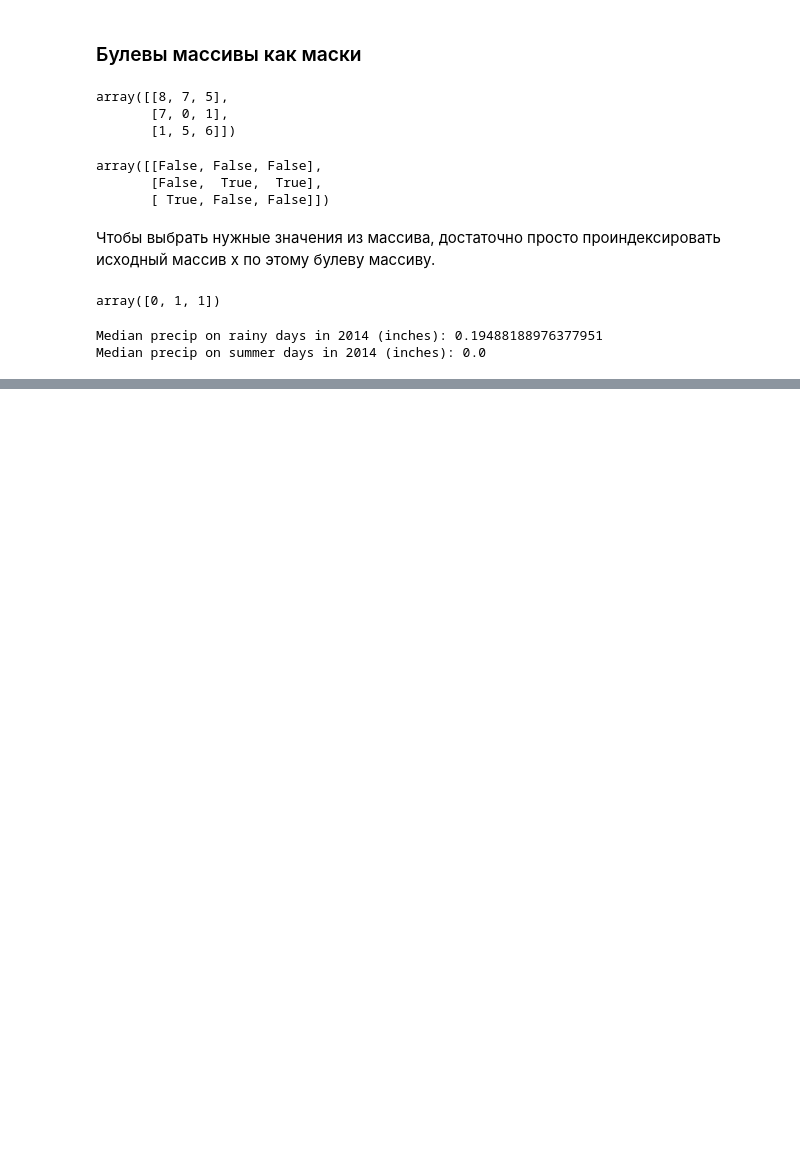
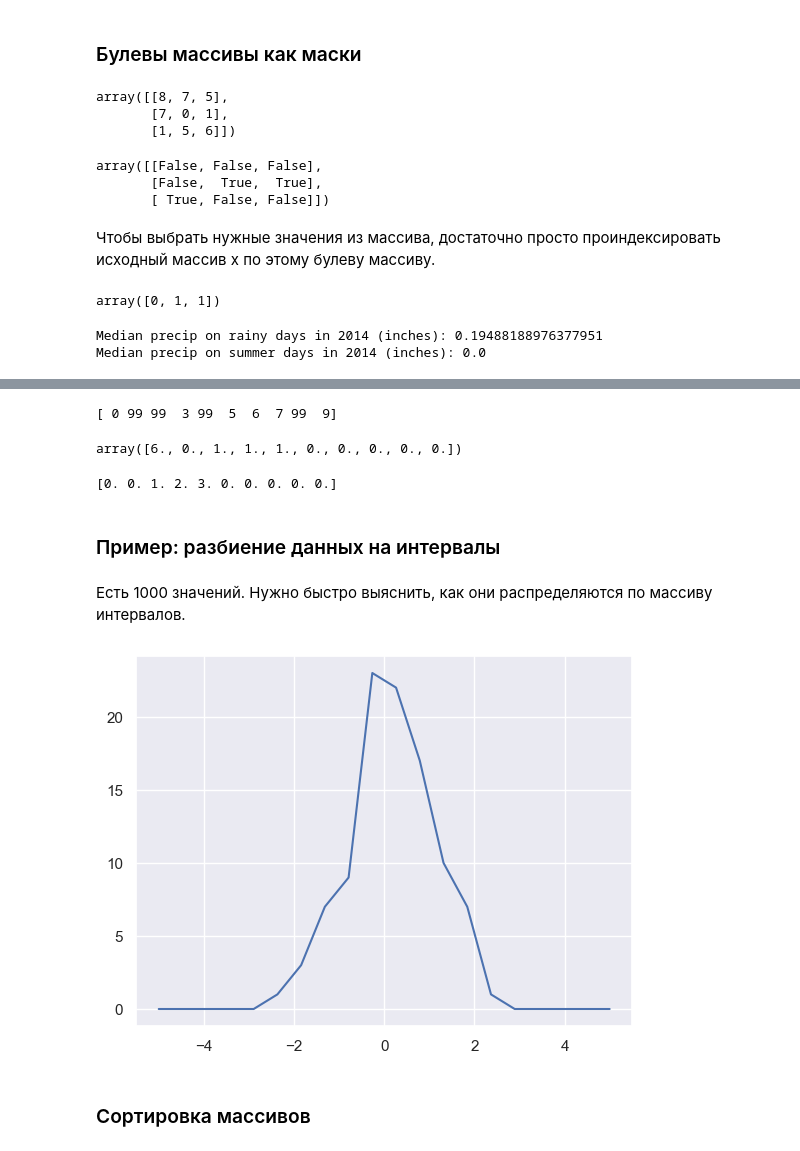
Before and after one commit to NikolayDu/pets, a Jupyter notebook: DS and ML study/introduction_numpy.ipynb, the cells around one changed output, grey strips where cells are left out. Cells and saved outputs as stored; diff of their text form; code cells hidden in the pictures; blank space fills up the shorter version.

```diff
--- a/DS and ML study/introduction_numpy.ipynb
+++ b/DS and ML study/introduction_numpy.ipynb
@@ -1050,0 +1160,43 @@ Median precip on summer days in 2014 (inches): 0.0
+# %%
+x = np.arange(10)
+i = np.array([2, 1, 8, 4])
+x[i] = 99
+print(x)
+# %% [output]
+[ 0 99 99  3 99  5  6  7 99  9]
+# %%
+i = [2, 3, 3, 4, 4, 4]
+x[i] += 1  # ЭТО НЕПРАВИЛЬНО. Тут идет не инкремент, а изменения значения с присваиванием нужным индексам
+x
+# %% [output]
+array([6., 0., 1., 1., 1., 0., 0., 0., 0., 0.])
+# %%
+# Правильно делать так
+x = np.zeros(10)
+np.add.at(x, i, 1) # метод at() применяет оператор к элементам с заданными индексами
+print(x)
+# %% [output]
+[0. 0. 1. 2. 3. 0. 0. 0. 0. 0.]
+# %% [markdown]
+### Пример: разбиение данных на интервалы
+# %% [markdown]
+Есть 1000 значений. Нужно быстро выяснить, как они распределяются по массиву интервалов.
+# %%
+np.random.seed(42)
+x = np.random.randn(100)
+
+# Расчитаем гистограмму вручную
+bins = np.linspace(-5, 5, 20)
+counts = np.zeros_like(bins)
+
+# Ищем подходящий интервал для каждого x
+i = np.searchsorted(bins, x)
+
+# Добавляем 1 к каждому из интевалов
+np.add.at(counts, i, 1)
+# %%
+plt.plot(bins, counts, linestyle='solid');
+# %% [output]
+[figure, added]
+# %% [markdown]
+### Сортировка массивов
```
Also changed, not shown: parts of 23 cells of this notebook.
